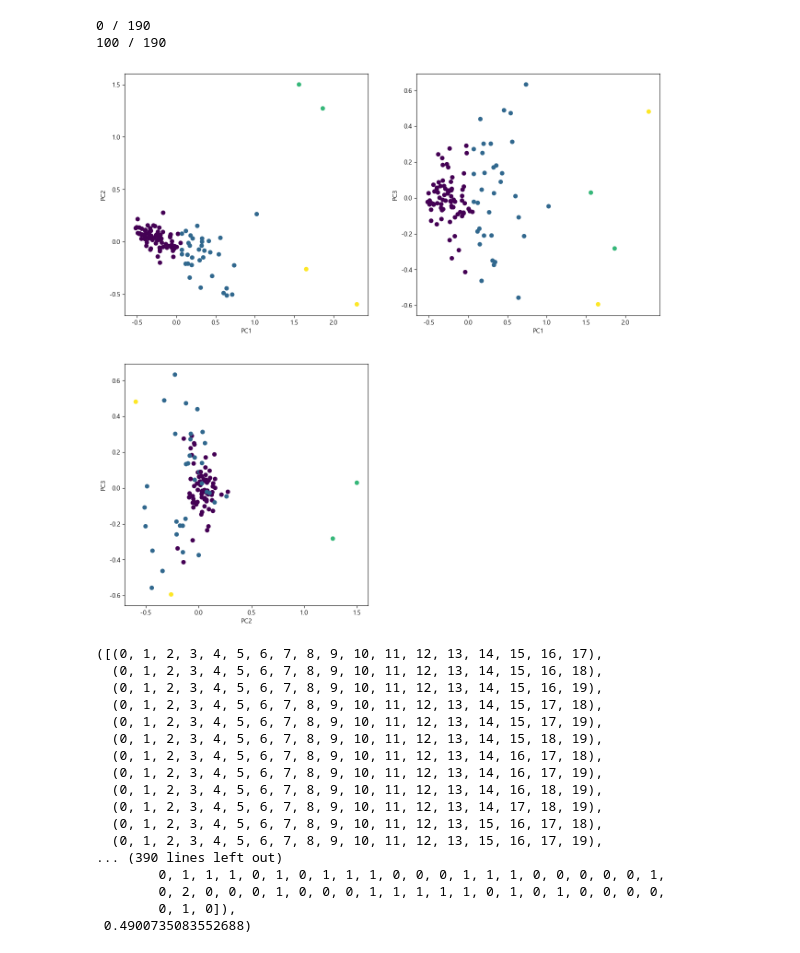
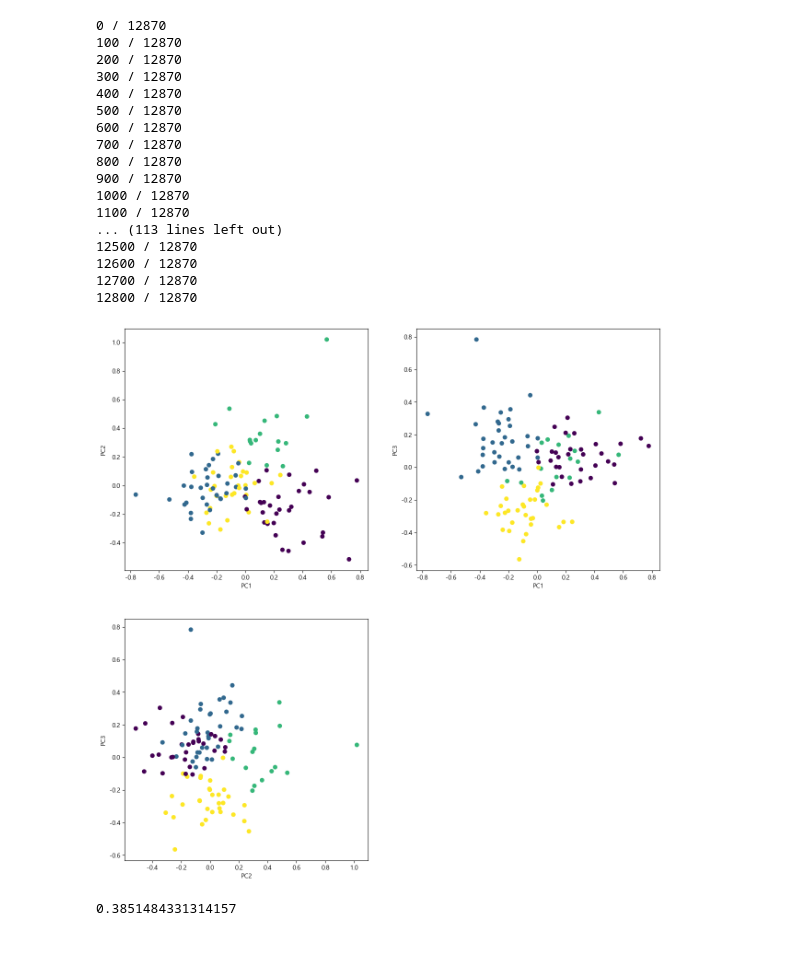
Before and after one commit to kae1128/wadada, a Jupyter notebook: clustering/clustering.ipynb, the cells around one changed output. Drawn from its saved outputs; the diff is of its cells as text; code cells hidden in the pictures.

```diff
--- a/clustering/clustering.ipynb
+++ b/clustering/clustering.ipynb
@@ -47,9 +85,10 @@ def test(X, n_cluster):
     kmeans = KMeans(n_clusters=n_cluster, random_state=0, n_init="auto").fit(X)
     labels = kmeans.labels_
 
-    score = metrics.silhouette_score(pca_data[:, :3], labels, metric='euclidean')
+    score_a = metrics.silhouette_score(pca_data[:, :3], labels, metric='euclidean')
+    score_b = dunn_index(data_final, labels)
 
-    return score
+    return score_a, score_b
 
 def test_plot(X, columns, n_cluster):
 
@@ -114,39 +153,19 @@ test_plot(data_final, range(len(cols)), 4)
 def repeat_cls(num, cls_num):
     lst = list(combinations(pd.DataFrame(data_final).columns, num))
 
-    results = [None] * len(lst)
+    results_s = [None] * len(lst)
+    results_d = [None] * len(lst)
 
     for i in range(len(lst)):
-        result = test(data_final[:, lst[i]], cls_num)
-        results[i] = result
+        s_s, s_d = test(data_final[:, lst[i]], cls_num)
+        results_s[i] = s_s
+        results_d[i] = s_d
         if i%100==0:
             print(i,'/', len(lst))
 
-    idx_max = pd.Series(results).argmax()
+    result_df = pd.DataFrame({'silhouette_score': results_s, 'dunn_index': results_d})
+    result_df['score_mean'] = (result_df['silhouette_score'] + result_df['dunn_index'])/2
+    idx_max = result_df.score_mean.argmax()
     loading, labels, score = test_plot(data_final[:, lst[idx_max]], lst[idx_max], cls_num)
 
-
-    return lst, results, loading, labels, score
+    return lst, result_df, loading, labels, score
-# %%
-repeat_cls(18, 4)
-# %% [output]
-0 / 190
-100 / 190
-[figure, removed]
-([(0, 1, 2, 3, 4, 5, 6, 7, 8, 9, 10, 11, 12, 13, 14, 15, 16, 17),
-  (0, 1, 2, 3, 4, 5, 6, 7, 8, 9, 10, 11, 12, 13, 14, 15, 16, 18),
-  (0, 1, 2, 3, 4, 5, 6, 7, 8, 9, 10, 11, 12, 13, 14, 15, 16, 19),
-  (0, 1, 2, 3, 4, 5, 6, 7, 8, 9, 10, 11, 12, 13, 14, 15, 17, 18),
-  (0, 1, 2, 3, 4, 5, 6, 7, 8, 9, 10, 11, 12, 13, 14, 15, 17, 19),
-  (0, 1, 2, 3, 4, 5, 6, 7, 8, 9, 10, 11, 12, 13, 14, 15, 18, 19),
-  (0, 1, 2, 3, 4, 5, 6, 7, 8, 9, 10, 11, 12, 13, 14, 16, 17, 18),
-  (0, 1, 2, 3, 4, 5, 6, 7, 8, 9, 10, 11, 12, 13, 14, 16, 17, 19),
-  (0, 1, 2, 3, 4, 5, 6, 7, 8, 9, 10, 11, 12, 13, 14, 16, 18, 19),
-  (0, 1, 2, 3, 4, 5, 6, 7, 8, 9, 10, 11, 12, 13, 14, 17, 18, 19),
-  (0, 1, 2, 3, 4, 5, 6, 7, 8, 9, 10, 11, 12, 13, 15, 16, 17, 18),
-  (0, 1, 2, 3, 4, 5, 6, 7, 8, 9, 10, 11, 12, 13, 15, 16, 17, 19),
-... (390 lines left out)
-        0, 1, 1, 1, 0, 1, 0, 1, 1, 1, 0, 0, 0, 1, 1, 1, 0, 0, 0, 0, 0, 1,
-        0, 2, 0, 0, 0, 1, 0, 0, 0, 1, 1, 1, 1, 1, 0, 1, 0, 1, 0, 0, 0, 0,
-        0, 1, 0]),
- 0.4900735083552688)
@@ -154,0 +172,26 @@ repeat_cls(18, 4)
+# %%
+lst8, results8, loading8, labels8, score8 = repeat_cls(8, 4)
+print(score8)
+# %% [output]
+0 / 12870
+100 / 12870
+200 / 12870
+300 / 12870
+400 / 12870
+500 / 12870
+600 / 12870
+700 / 12870
+800 / 12870
+900 / 12870
+1000 / 12870
+1100 / 12870
+... (113 lines left out)
+12500 / 12870
+12600 / 12870
+12700 / 12870
+12800 / 12870
+[figure, added]
+# %%
+score8
+# %% [output]
+0.3851484331314157
```
Also changed, not shown: parts of 7 cells of this notebook.
